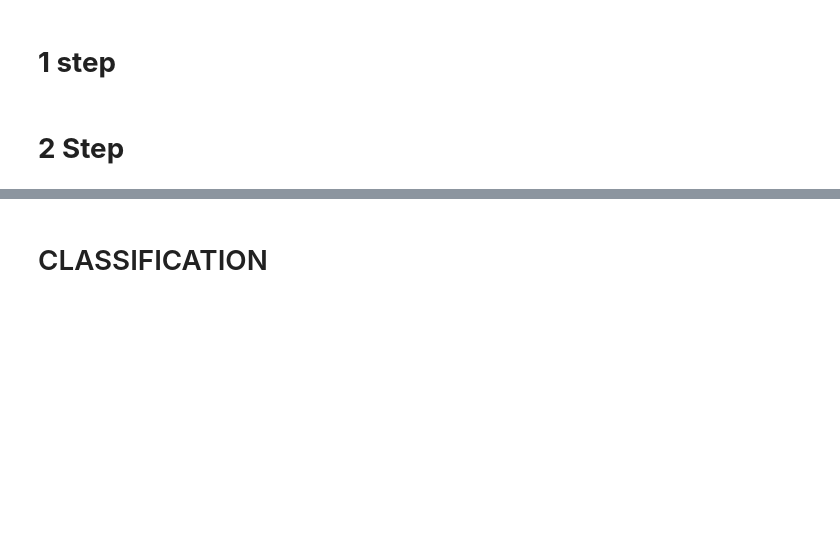
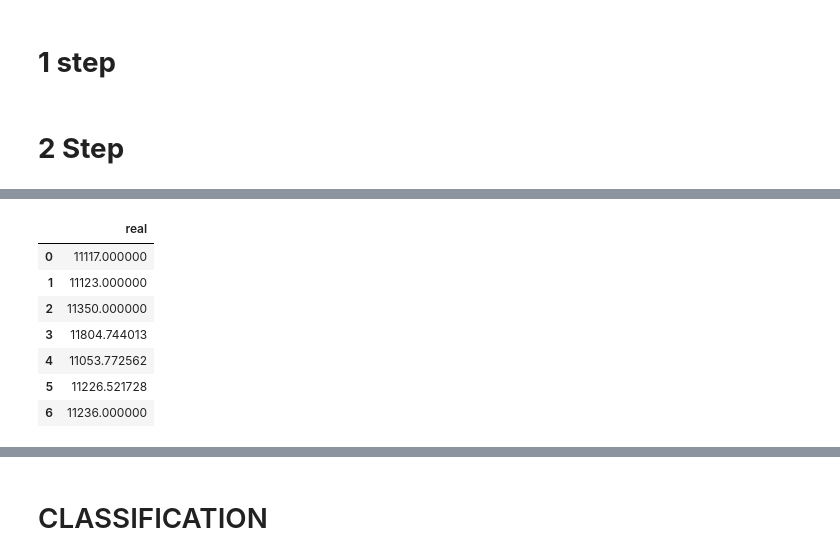
Before and after one commit to DonaldTurton/iLab2, a Jupyter notebook: Mdoelling_1.ipynb, the cells around one changed output, grey strips where cells are left out. Cells and saved outputs as stored; diff of their text form; code cells hidden in the pictures; blank space fills up the shorter version.

```diff
--- a/Mdoelling_1.ipynb
+++ b/Mdoelling_1.ipynb
@@ -1250,0 +1256,13 @@ array([[11117.        , 11123.        , 11350.        , 11804.7440126 ,
+# %%
+y_test.columns = ['real']
+
+y_test
+# %% [output]
+|  | real |
+| 0 | 11117.000000 |
+| 1 | 11123.000000 |
+| 2 | 11350.000000 |
+| 3 | 11804.744013 |
+| 4 | 11053.772562 |
+| 5 | 11226.521728 |
+| 6 | 11236.000000 |
```
Also changed, not shown: parts of 9 cells of this notebook.
